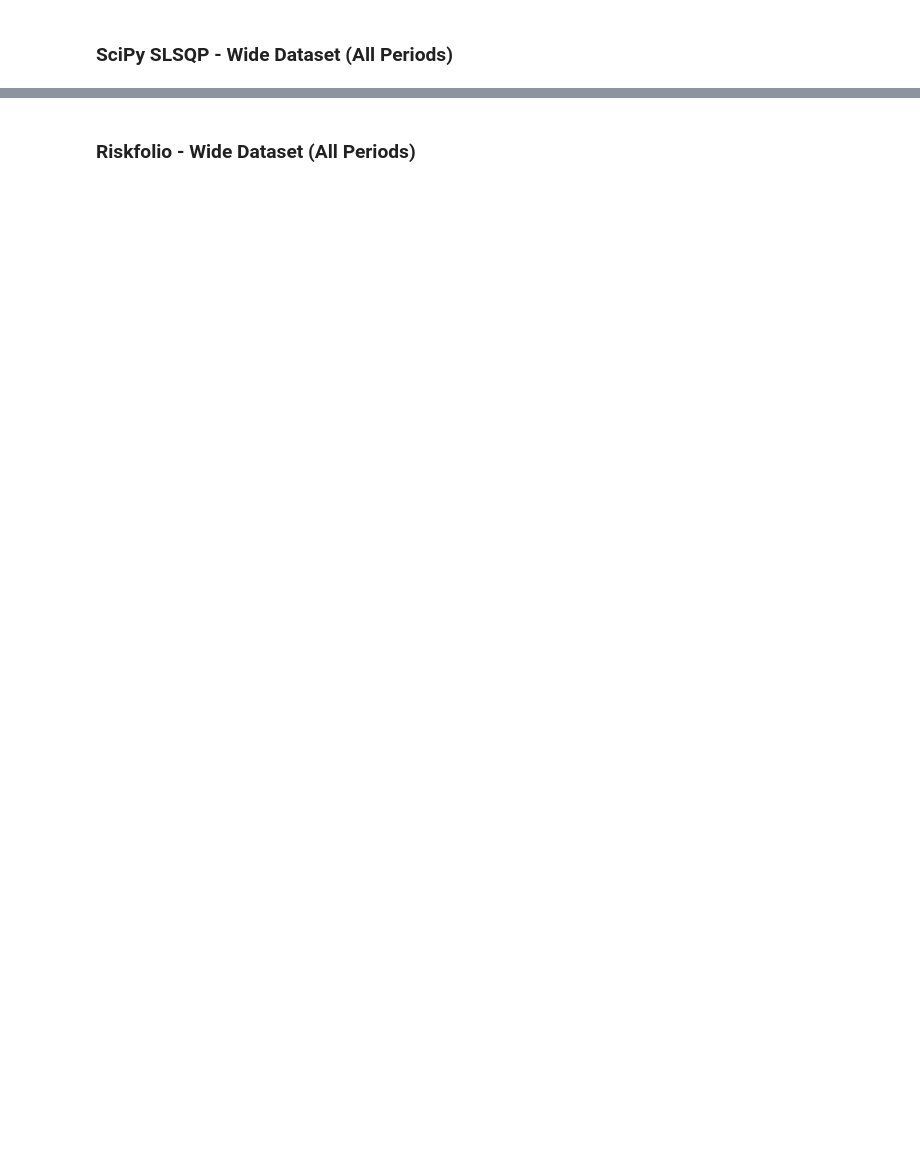
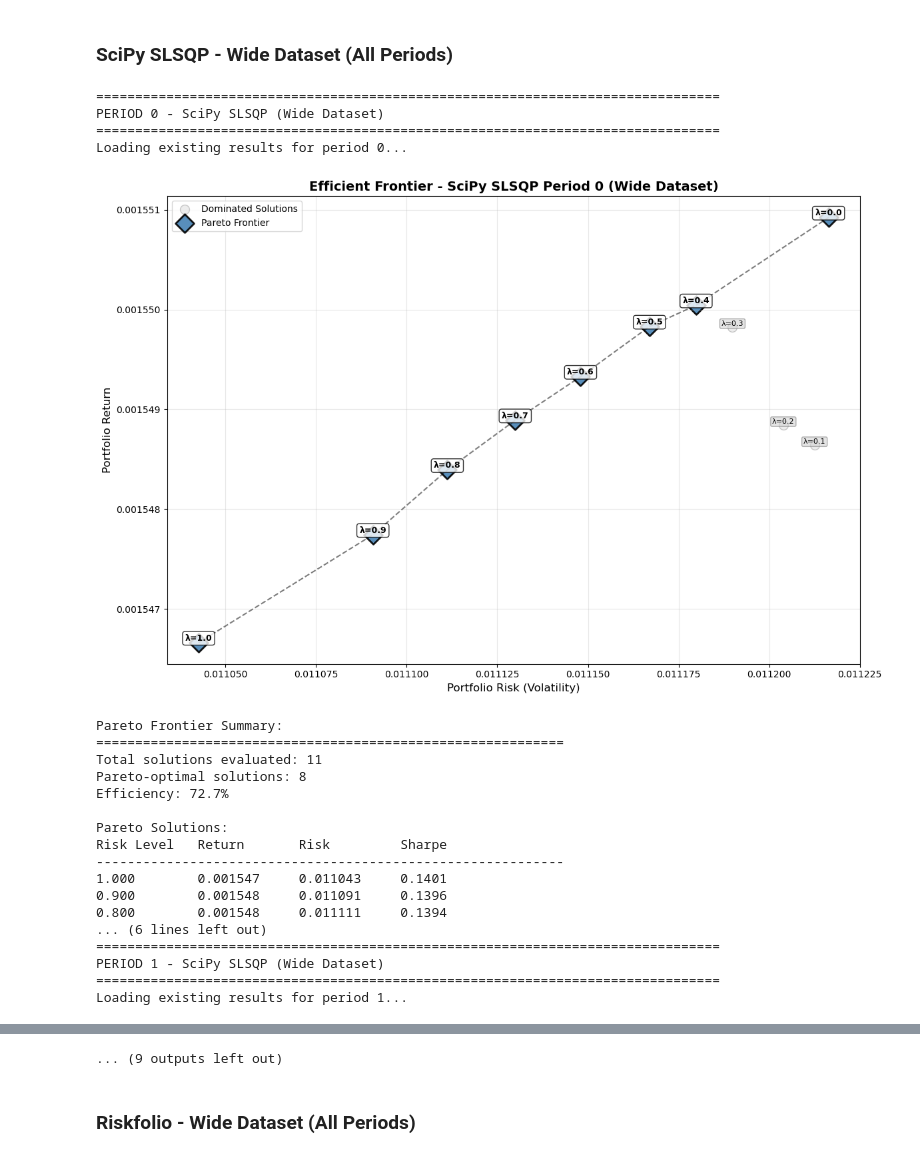
Before and after one commit to bvcmartins/quantum_portfolio, a Jupyter notebook: src/pareto_optimization/pareto_optimization.ipynb, the cells around one changed output, grey strips where cells are left out. Saved outputs shown, nothing was run; the diff lists cells and outputs as text; code cells hidden in the pictures; blank space fills up the shorter version.

```diff
--- a/src/pareto_optimization/pareto_optimization.ipynb
+++ b/src/pareto_optimization/pareto_optimization.ipynb
@@ -288,36 +419,41 @@ NameError: name 'genetic_algorithm_qubo_diversified' is not defined
 ### SciPy SLSQP - Wide Dataset (All Periods)
 # %%
 for period in range(parameters['n_periods']):
-    print(f"\n{'='*80}")
-    print(f"PERIOD {period} - SciPy SLSQP (Wide Dataset)")
-    print(f"{'='*80}")
-
-    results_path = results_base_path + f'pareto_wide_slsqp_period_{period}.pkl'
-
-    if not os.path.exists(results_path):
-        # Get period data
-        df_avg, df_opt, df_b_avg, df_b_opt = get_period_data(
-            source_wide, benchmark, period,
-            days_to_avg=parameters['days_to_avg'],
-            days_to_opt=parameters['days_to_opt']
-        )
-        print(f"Averaging period: {df_avg.index[0]} to {df_avg.index[-1]}")
-        print(f"Optimization period: {df_opt.index[0]} to {df_opt.index[-1]}")
-
-        # Run Pareto sweep on averaging data with diversified QUBO
-        results = pareto_sweep(
-            df_avg,
-            scipy_slsqp_qubo_diversified,
-            parameters['risk_levels'],
-            budget=parameters['budget']
-        )
-        write_pickle_dict(results, results_path)
-    else:
-        print(f"Loading existing results for period {period}...")
-        results = read_pickle_dict(results_path)
-
-    all_periods_results_wide['scipy_slsqp'][period] = results
+    run_pareto_optimization_period(
+        period=period,
+        solver_name='SciPy SLSQP',
+        solver_key='slsqp',
+        optimization_function=scipy_slsqp_qubo,
+        data=source_wide,
+        benchmark=benchmark,
+        results_dict=all_periods_results_wide['scipy_slsqp'],
+        parameters=parameters,
+        results_base_path=results_base_path
+    )
 
 print(f"\n{'='*80}")
 print("SciPy SLSQP - Wide Dataset Complete")
 print(f"{'='*80}")
+# %% [output]
+================================================================================
+PERIOD 0 - SciPy SLSQP (Wide Dataset)
+================================================================================
+Loading existing results for period 0...
+[figure, added]
+Pareto Frontier Summary:
+============================================================
+Total solutions evaluated: 11
+Pareto-optimal solutions: 8
+Efficiency: 72.7%
+
+Pareto Solutions:
+Risk Level   Return       Risk         Sharpe
+------------------------------------------------------------
+1.000        0.001547     0.011043     0.1401
+0.900        0.001548     0.011091     0.1396
+0.800        0.001548     0.011111     0.1394
+... (6 lines left out)
+================================================================================
+PERIOD 1 - SciPy SLSQP (Wide Dataset)
+================================================================================
+Loading existing results for period 1...
@@ -324,3 +528,4 @@ print(f"{'='*80}")
+... (9 outputs left out)
 # %% [markdown]
 ### Riskfolio - Wide Dataset (All Periods)
 # %%
```
Also changed, not shown: parts of 10 cells of this notebook, 1 other file.
